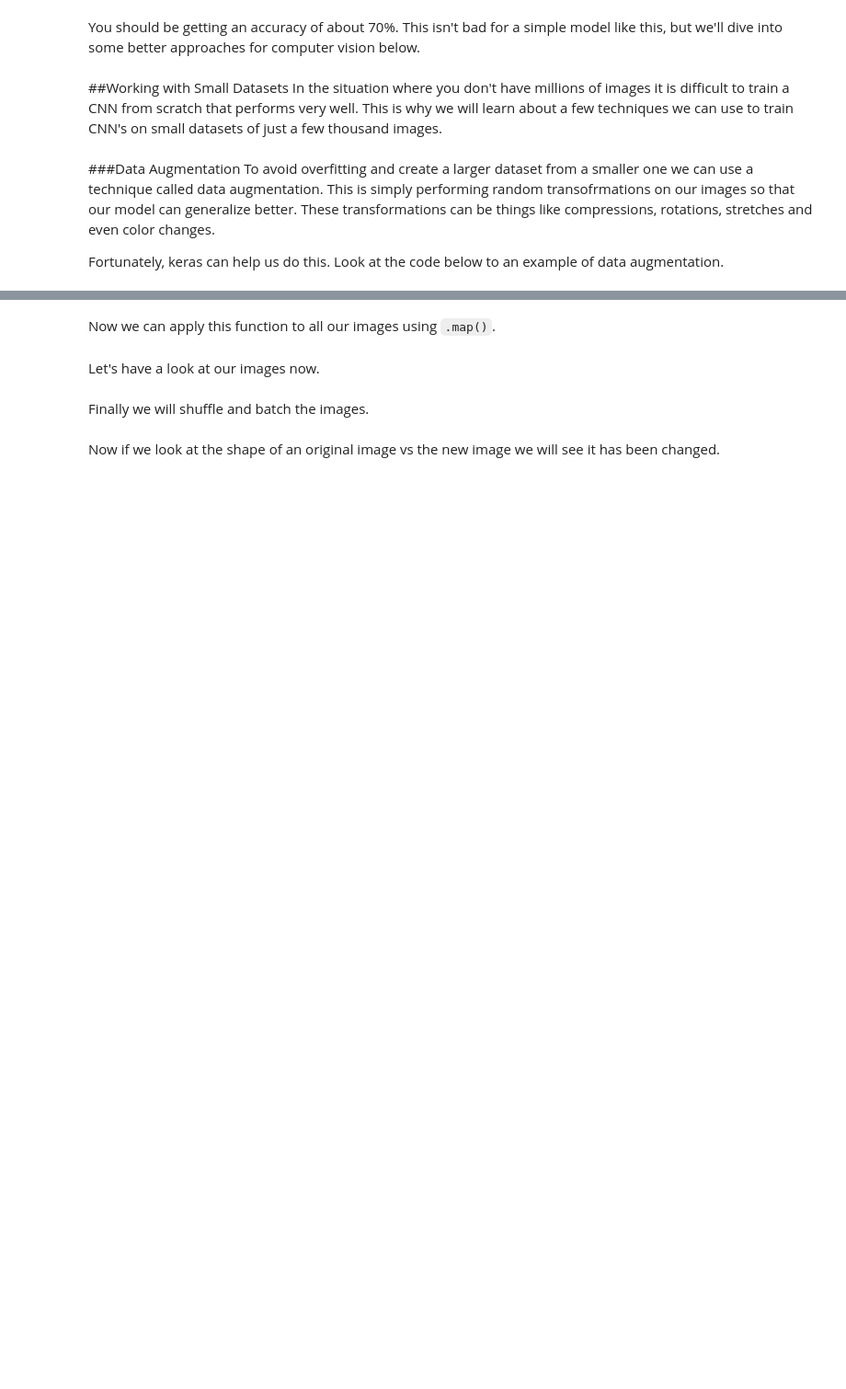
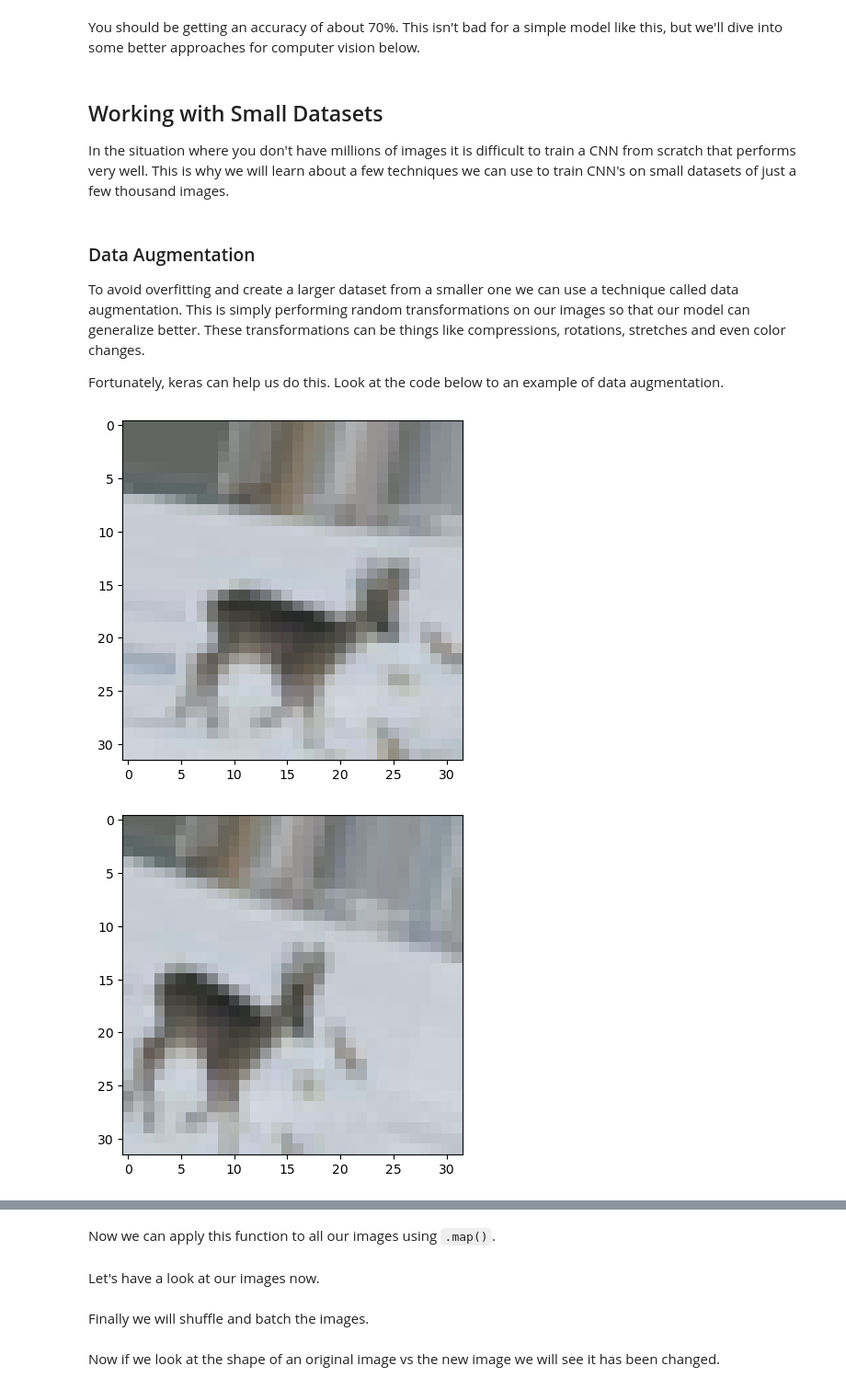
Before and after one commit to Justequal/FCC-Machine-Learning-with-Python, a Jupyter notebook: Computer_Vision.ipynb, the cells around one changed output, grey strips where cells are left out. Shown at 92% size. Saved outputs shown, nothing was run; the diff lists cells and outputs as text; code cells hidden in the pictures; blank space fills up the shorter version.

```diff
--- a/Computer_Vision.ipynb
+++ b/Computer_Vision.ipynb
@@ -207,40 +283,48 @@ print(test_acc)
 # %% [markdown]
 You should be getting an accuracy of about 70%. This isn't bad for a simple model like this, but we'll dive into some better approaches for computer vision below.
 # %% [markdown]
-##Working with Small Datasets
+## Working with Small Datasets
 In the situation where you don't have millions of images it is difficult to train a CNN from scratch that performs very well. This is why we will learn about a few techniques we can use to train CNN's on small datasets of just a few thousand images.
 # %% [markdown]
-###Data Augmentation
-To avoid overfitting and create a larger dataset from a smaller one we can use a technique called data augmentation. This is simply performing random transofrmations on our images so that our model can generalize better. These transformations can be things like compressions, rotations, stretches and even color changes.
+### Data Augmentation
+To avoid overfitting and create a larger dataset from a smaller one we can use a technique called data augmentation. This is simply performing random transformations on our images so that our model can generalize better. These transformations can be things like compressions, rotations, stretches and even color changes.
 
 Fortunately, keras can help us do this. Look at the code below to an example of data augmentation.
 # %%
-from keras.preprocessing import image
-from keras.preprocessing.image import ImageDataGenerator
-from tensorflow.keras
+from tensorflow.keras.preprocessing import image
+from tensorflow.keras.preprocessing.image import ImageDataGenerator
 
 # creates a data generator object that transforms images
-datagen = ImageDataGenerator(
-rotation_range=40,
-width_shift_range=0.2,
-height_shift_range=0.2,
-shear_range=0.2,
-zoom_range=0.2,
-horizontal_flip=True,
-fill_mode='nearest')
+datagen = image.ImageDataGenerator(
+    rotation_range=40,
+    width_shift_range=0.2,
+    height_shift_range=0.2,
+    shear_range=0.2,
+    zoom_range=0.2,
+    horizontal_flip=True,
+    fill_mode='nearest',
+    )
 
 # pick an image to transform
 test_img = train_images[20]
-img = image.img_to_array(test_img)  # convert image to numpy arry
-img = img.reshape((1,) + img.shape)  # reshape image
+
+# convert image to numpy array
+img = image.img_to_array(test_img)
+
+# reshape image
+img = img.reshape((1,) + img.shape)
 
 i = 0
 
-for batch in datagen.flow(img, save_prefix='test', save_format='jpeg'):  # this loops runs forever until we break, saving images to current directory with specified prefix
+# this loops runs forever until we break, saving images to current directory with specified prefix
+for batch in datagen.flow(img, save_prefix='test', save_format='jpeg'):
     plt.figure(i)
     plot = plt.imshow(image.img_to_array(batch[0]))
     i += 1
-    if i > 4:  # show 4 images
+    if i > 3:  # show 3 images
         break
 
-plt.show()
+# plt.show()
+# %% [output]
+[figure, added]
+[figure, added]
```
Also changed, not shown: parts of 44 cells of this notebook, 9 other files.
